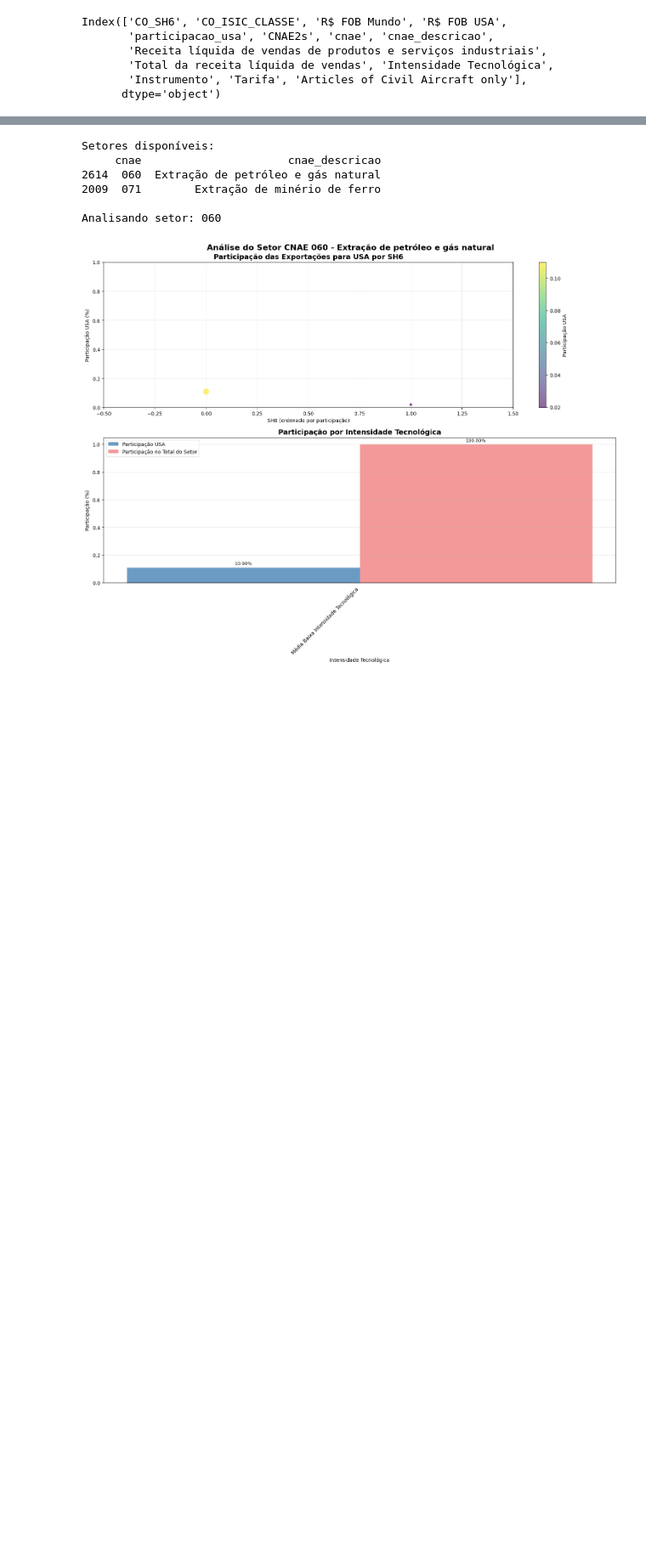
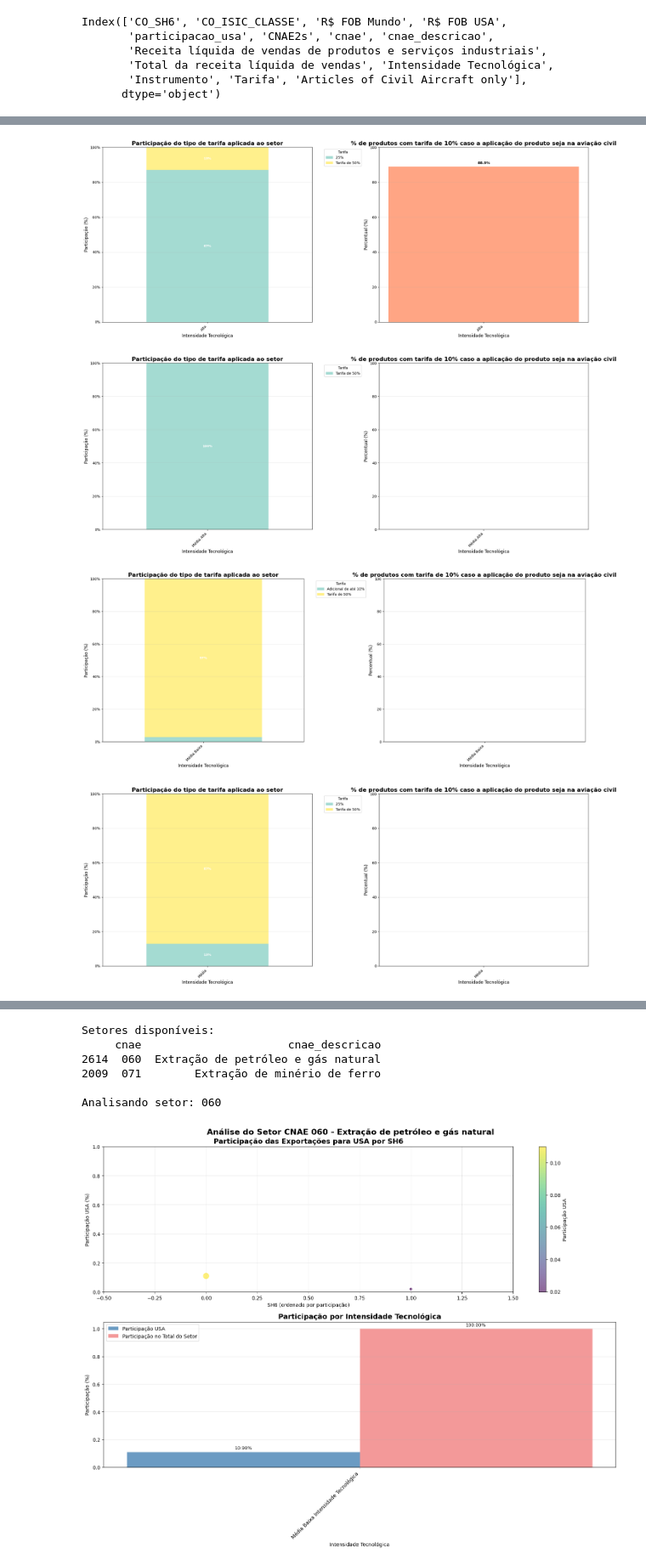
Before and after one commit to amiltonmendes/analise_insumo_produto, a Jupyter notebook: Priorização Setores.ipynb, the cells around one changed output, grey strips where cells are left out. Shown at 85% size. Drawn from its saved outputs; the diff is of its cells as text; code cells hidden in the pictures; blank space fills up the shorter version.

```diff
--- a/Priorização Setores.ipynb
+++ b/Priorização Setores.ipynb
@@ -486,0 +428,5 @@ Index(['CO_SH6', 'CO_ISIC_CLASSE', 'R$ FOB Mundo', 'R$ FOB USA',
+# %%
+ncm_sh6 = pd.read_csv('./dados/comex/NCM_SH.csv', sep=';', dtype={'CO_SH6': str, 'CO_ISIC_CLASSE': str})
+ncm_sh6 = ncm_sh6[['CO_SH6','NO_SH6_POR']]
+# %%
+exportacoes_pia_tarifas = exportacoes_pia_tarifas.merge(ncm_sh6, left_on='CO_SH6', right_on='CO_SH6', how='left')
@@ -486,0 +568,7 @@ Index(['CO_SH6', 'CO_ISIC_CLASSE', 'R$ FOB Mundo', 'R$ FOB USA',
+# %%
+cria_relatorio(exportacoes_pia_tarifas,percentual_exp_producao=0.05,percentual_dependencia=0.2)
+# %% [output]
+[figure, added]
+[figure, added]
+[figure, added]
+[figure, added]
```
Also changed, not shown: parts of 77 cells of this notebook, 19 other files.
